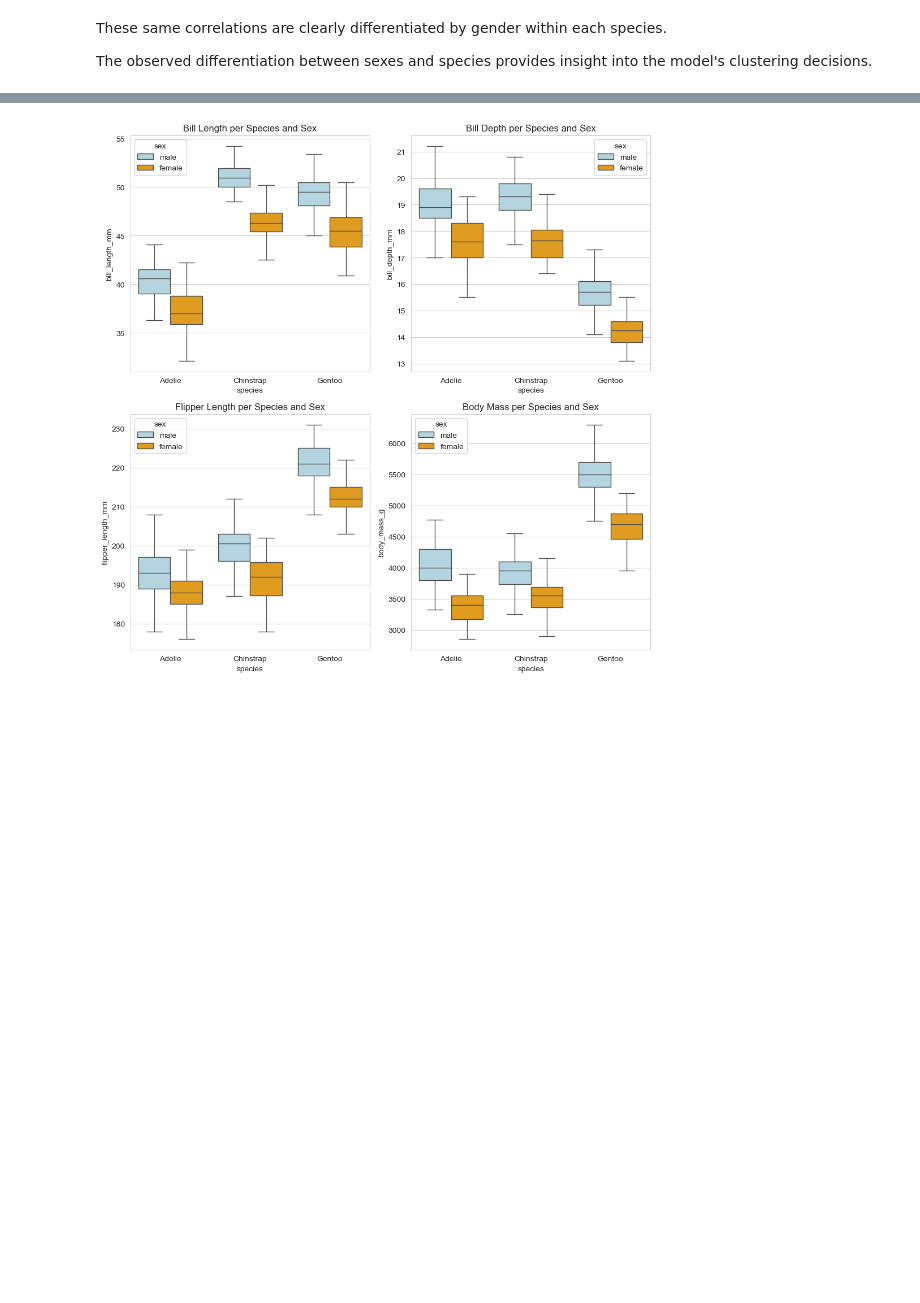
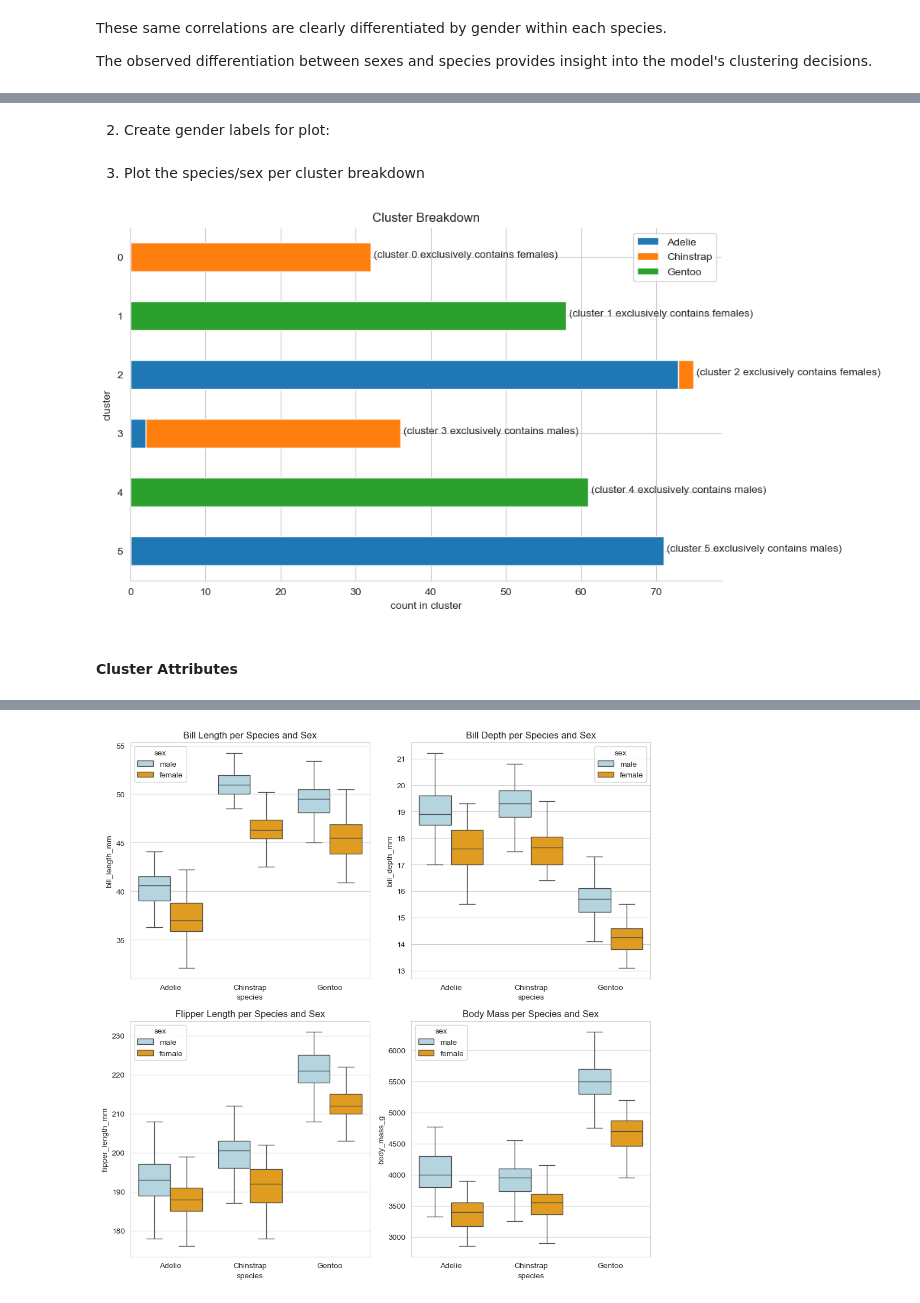
Before and after one commit to sdsouto/standalone-models, a Jupyter notebook: K-means_clustering_penguins.ipynb, the cells around one changed output, grey strips where cells are left out. Drawn from its saved outputs; the diff is of its cells as text; code cells hidden in the pictures; blank space fills up the shorter version.

```diff
--- a/K-means_clustering_penguins.ipynb
+++ b/K-means_clustering_penguins.ipynb
@@ -473,0 +551,33 @@ The observed differentiation between sexes and species provides insight into the
+# %% [markdown]
+2. Create gender labels for plot:
+# %%
+# all clusters confirmed to have unique genders, therefore just give static labels
+labels = [[0,' (cluster 0 exclusively contains females)'], [1, ' (cluster 1 exclusively contains females)'], [2, ' (cluster 2 exclusively contains females)'],
+         [3,' (cluster 3 exclusively contains males)'], [4, ' (cluster 4 exclusively contains males)'], [5, ' (cluster 5 exclusively contains males)']]
+df_labels = pd.DataFrame(labels, columns=['cluster', 'label'])
+
+# join labels to data
+penguins_subset_grpd = penguins_subset.groupby(by=['cluster', 'species']).size().unstack('species')
+penguins_subset_grpd_labeled = penguins_subset_grpd.merge(df_labels, how='left', on='cluster')
+penguins_subset_grpd_labeled.set_index('cluster', inplace=True)
+# %% [markdown]
+3. Plot the species/sex per cluster breakdown
+# %%
+# plot the cluster breakdown
+fig, ax = plt.subplots(figsize=(10,6))
+penguins_subset_grpd_labeled.plot(kind='barh', stacked=True, title='Cluster Breakdown', ax=ax).invert_yaxis()
+
+# manually sum and label since some topmost segments are missing
+for x, y in enumerate(penguins_subset_grpd_labeled.sum(numeric_only = True, axis=1)):
+    y = int(y)
+    label = penguins_subset_grpd_labeled.loc[x, 'label']
+    ax.annotate(label, xy=(y,x))
+
+ax.spines['right'].set_visible(False)
+ax.spines['top'].set_visible(False)
+plt.xlabel("count in cluster")
+plt.show()
+# %% [output]
+[figure, added]
+# %% [markdown]
+#### Cluster Attributes
```
Also changed, not shown: parts of 27 cells of this notebook.
